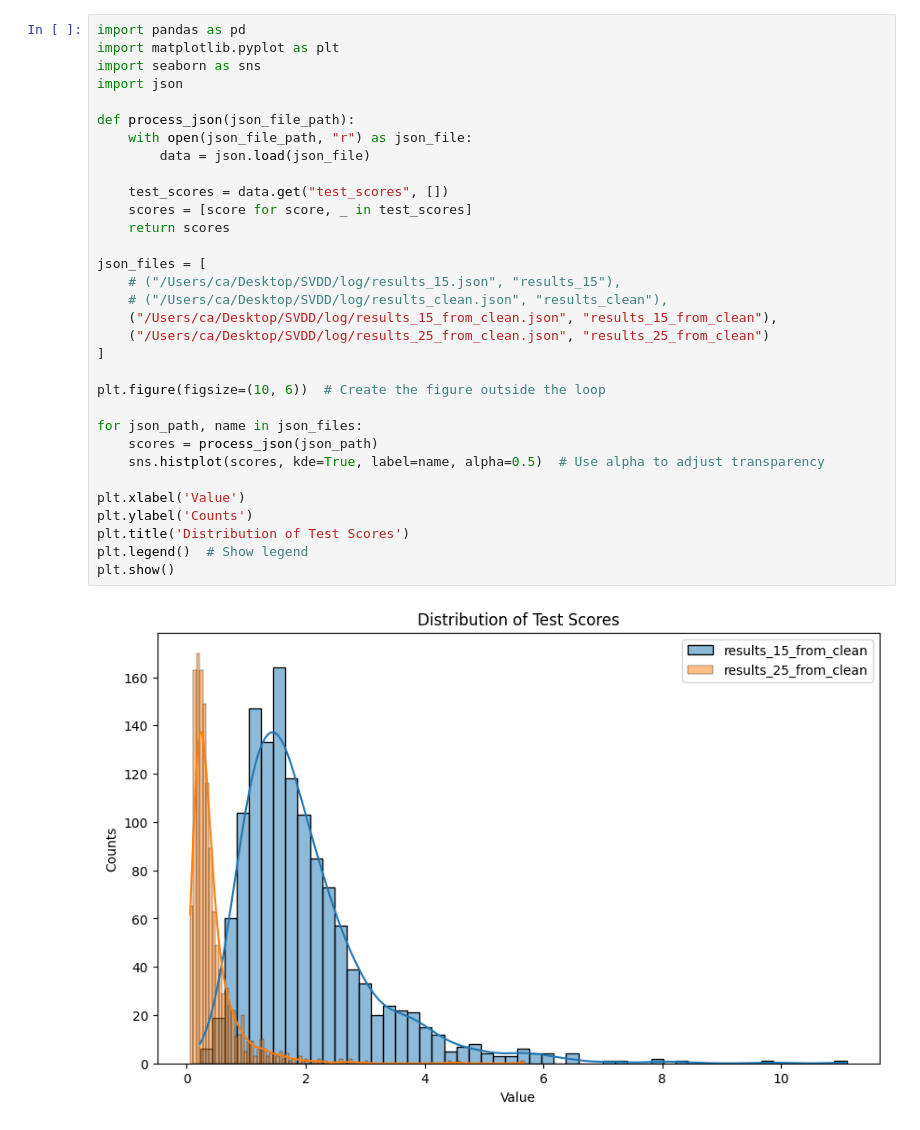
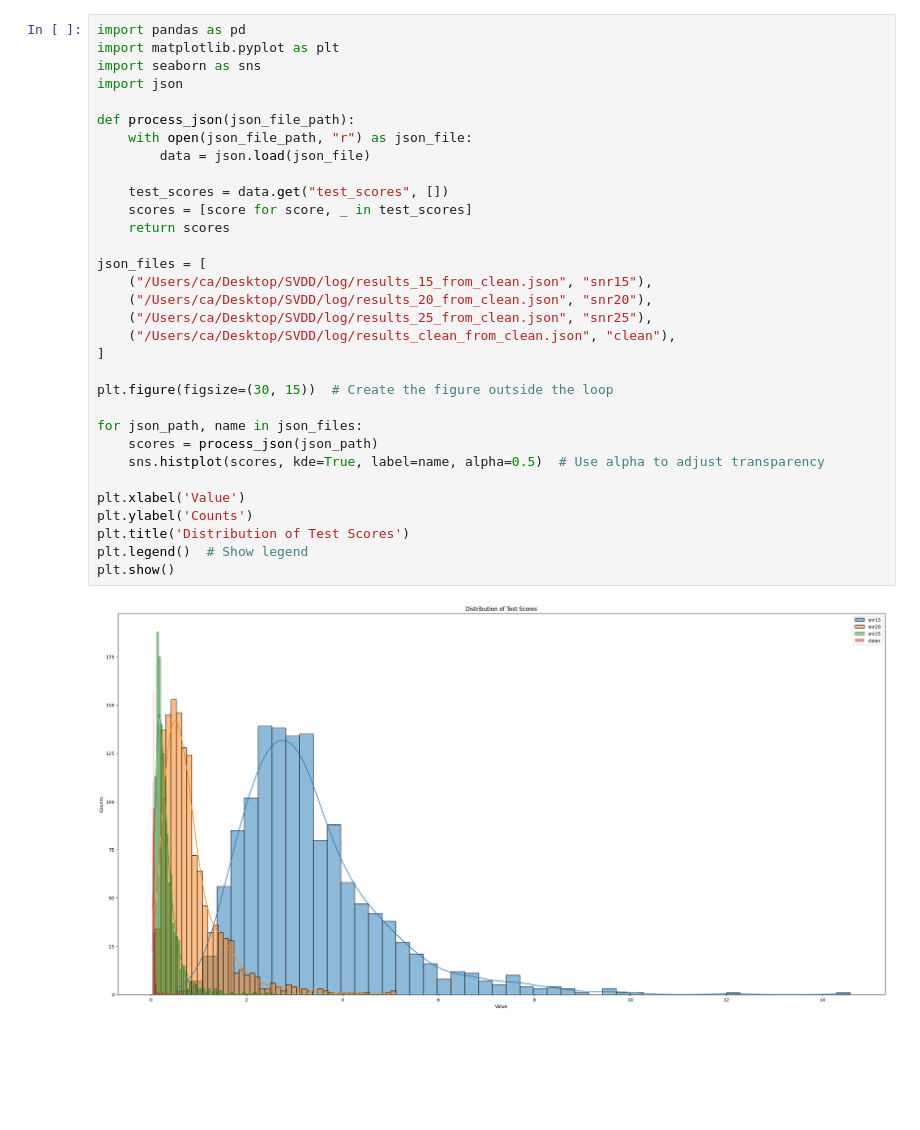
Before and after one commit to 610494/SVDD, a Jupyter notebook: json_distribution.ipynb, the cells around one changed output. Saved outputs shown, nothing was run; the diff lists cells and outputs as text; blank space fills up the shorter version.

Commit message:
adjust json_distribution.ipynb

```diff
--- a/json_distribution.ipynb
+++ b/json_distribution.ipynb
@@ -1,34 +1,34 @@
 # %%
 import pandas as pd
 import matplotlib.pyplot as plt
 import seaborn as sns
 import json
 
 def process_json(json_file_path):
     with open(json_file_path, "r") as json_file:
         data = json.load(json_file)
 
     test_scores = data.get("test_scores", [])
     scores = [score for score, _ in test_scores]
     return scores
 
 json_files = [
-    # ("/Users/ca/Desktop/SVDD/log/results_15.json", "results_15"),
-    # ("/Users/ca/Desktop/SVDD/log/results_clean.json", "results_clean"),
-    ("/Users/ca/Desktop/SVDD/log/results_15_from_clean.json", "results_15_from_clean"),
-    ("/Users/ca/Desktop/SVDD/log/results_25_from_clean.json", "results_25_from_clean")
+    ("/Users/ca/Desktop/SVDD/log/results_15_from_clean.json", "snr15"),
+    ("/Users/ca/Desktop/SVDD/log/results_20_from_clean.json", "snr20"),
+    ("/Users/ca/Desktop/SVDD/log/results_25_from_clean.json", "snr25"),
+    ("/Users/ca/Desktop/SVDD/log/results_clean_from_clean.json", "clean"),
 ]
 
-plt.figure(figsize=(10, 6))  # Create the figure outside the loop
+plt.figure(figsize=(30, 15))  # Create the figure outside the loop
 
 for json_path, name in json_files:
     scores = process_json(json_path)
     sns.histplot(scores, kde=True, label=name, alpha=0.5)  # Use alpha to adjust transparency
 
 plt.xlabel('Value')
 plt.ylabel('Counts')
 plt.title('Distribution of Test Scores')
 plt.legend()  # Show legend
 plt.show()
 # %% [output]
-[figure, old version]
+[figure, new version]
```
